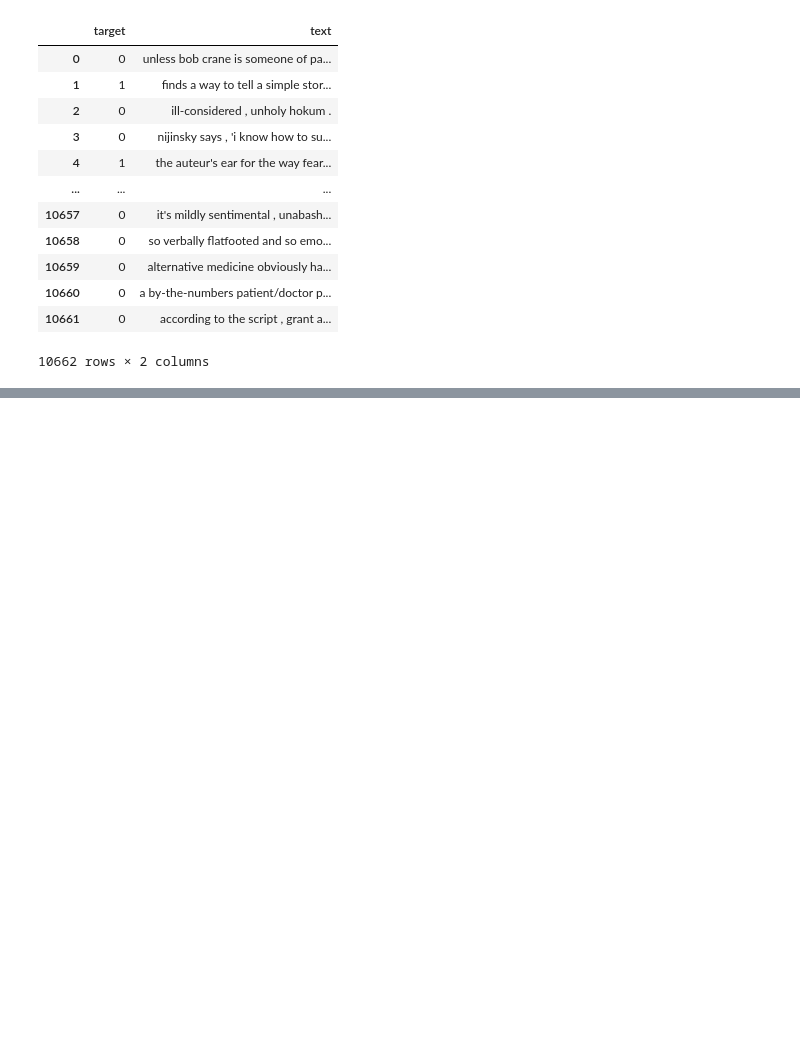
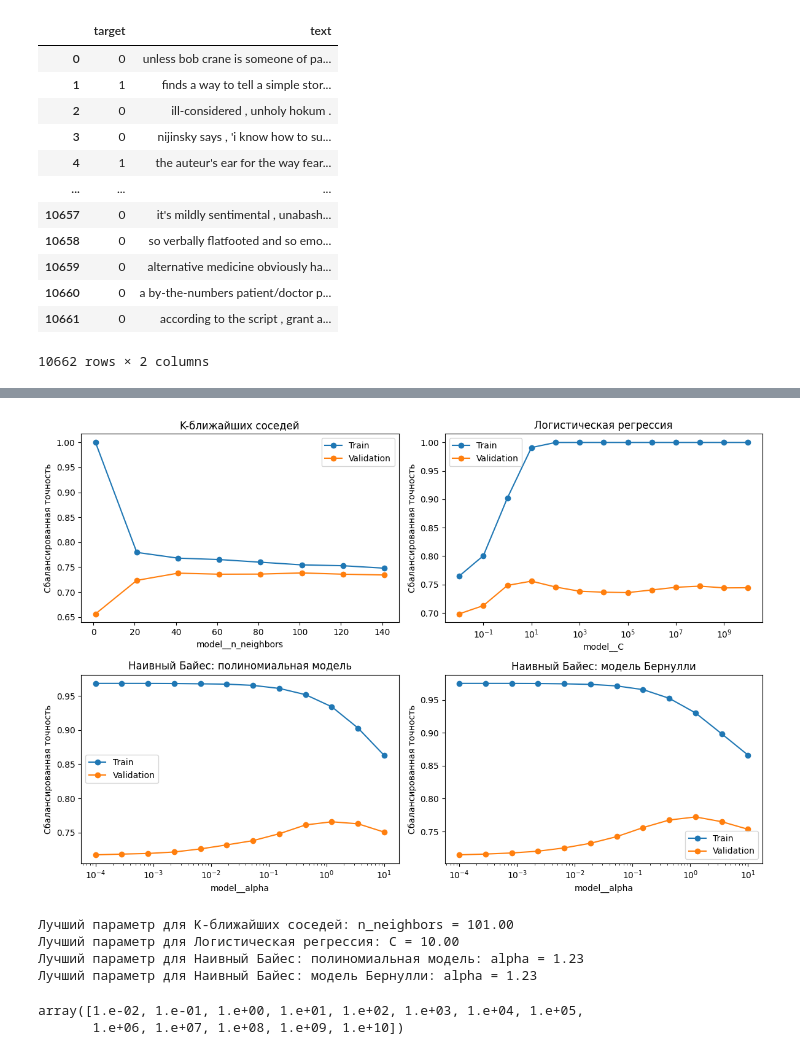
Before and after one commit to SilkSlime/iu6mlm, a Jupyter notebook: hw3/A3_Panfilkin_3.ipynb, the cells around one changed output, grey strips where cells are left out. Drawn from its saved outputs; the diff is of its cells as text; code cells hidden in the pictures; blank space fills up the shorter version.

```diff
--- a/hw3/A3_Panfilkin_3.ipynb
+++ b/hw3/A3_Panfilkin_3.ipynb
@@ -117,0 +301,48 @@ metrics_df
+# %%
+# 4 графика на одном полотне 2x2
+fig, axes = plt.subplots(2, 2, figsize=(12, 8))
+axes = axes.flatten()
+xscales = ['linear', 'log', 'log', 'log']
+model_names = list(scores.keys())
+
+for ax, xscale, model_name in zip(axes, xscales, model_names):
+    # Построим график зависимости метрики от гиперпараметра
+    ax.plot(
+        param_grid[model_name][list(param_grid[model_name].keys())[0]],
+        scores[model_name]['train_score'],
+        label='Train', marker='o'
+    )
+    ax.plot(
+        param_grid[model_name][list(param_grid[model_name].keys())[0]],
+        scores[model_name]['test_score'],
+        label='Validation', marker='o'
+    )
+    ax.set_title(model_name)
+    ax.set_xlabel(list(param_grid[model_name].keys())[0])
+    ax.set_ylabel('Сбалансированная точность')
+    ax.set_xscale(xscale)
+    ax.legend()
+# Фиксим пересечение подписей
+plt.tight_layout()
+plt.show()
+# %% [output]
+[figure, added]
+# %%
+# Определим лучшие параметры для каждой модели
+for model_name, metrics in scores.items():
+    best_param_index = metrics['best_param_index']
+    best_param = list(param_grid[model_name].values())[0][best_param_index]
+    param_name = list(param_grid[model_name].keys())[0].replace('model__', '')
+    # Значение в жкспоненциальной форме
+    print(f'Лучший параметр для {model_name}: {param_name} = {best_param:.2f}')
+# %% [output]
+Лучший параметр для K-ближайших соседей: n_neighbors = 101.00
+Лучший параметр для Логистическая регрессия: C = 10.00
+Лучший параметр для Наивный Байес: полиномиальная модель: alpha = 1.23
+Лучший параметр для Наивный Байес: модель Бернулли: alpha = 1.23
+# %%
+np.arange(1, 150, 20)
+np.logspace(-2, 10, 13, base=10)
+# %% [output]
+array([1.e-02, 1.e-01, 1.e+00, 1.e+01, 1.e+02, 1.e+03, 1.e+04, 1.e+05,
+       1.e+06, 1.e+07, 1.e+08, 1.e+09, 1.e+10])
```
Also changed, not shown: parts of 12 cells of this notebook.
